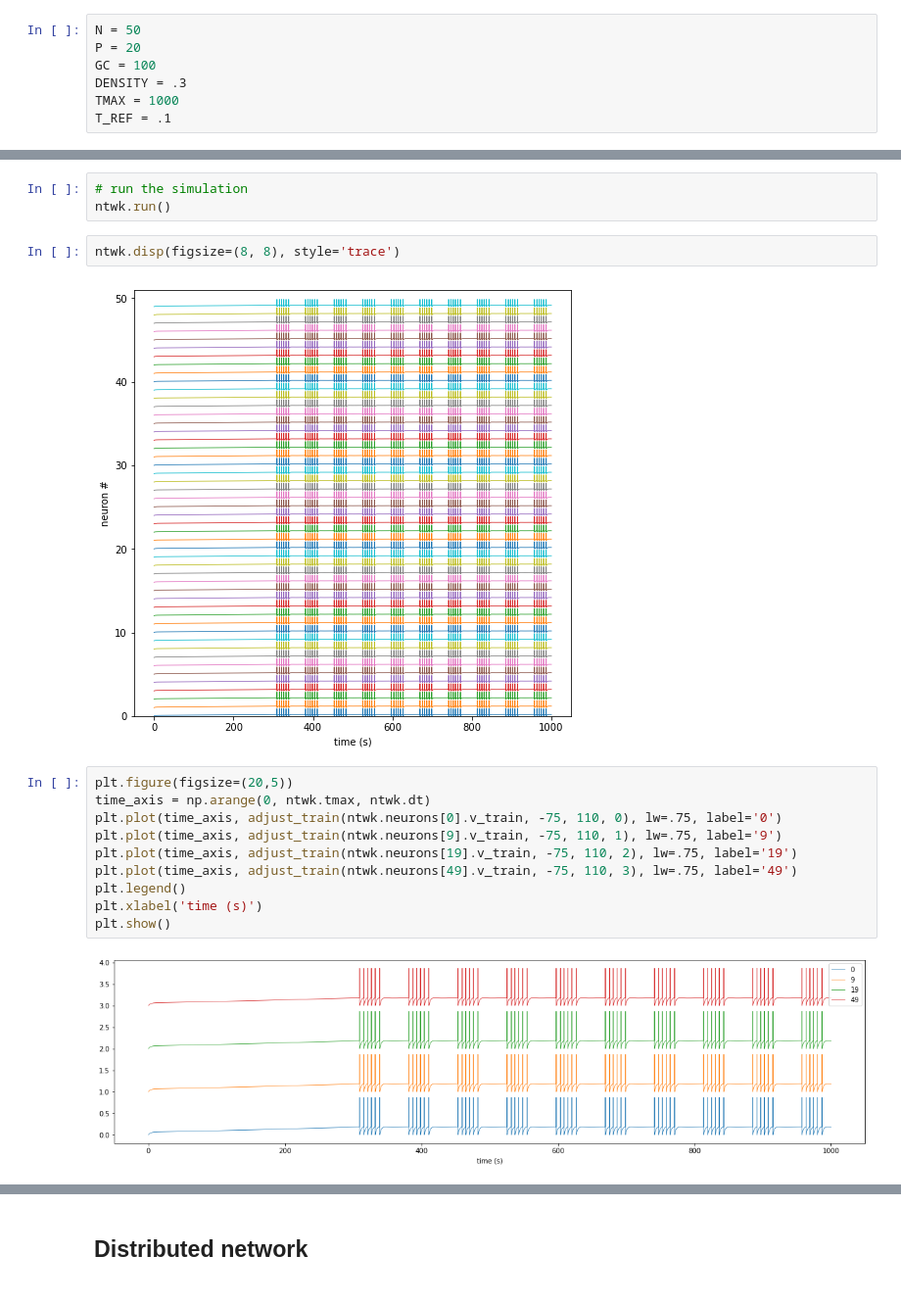
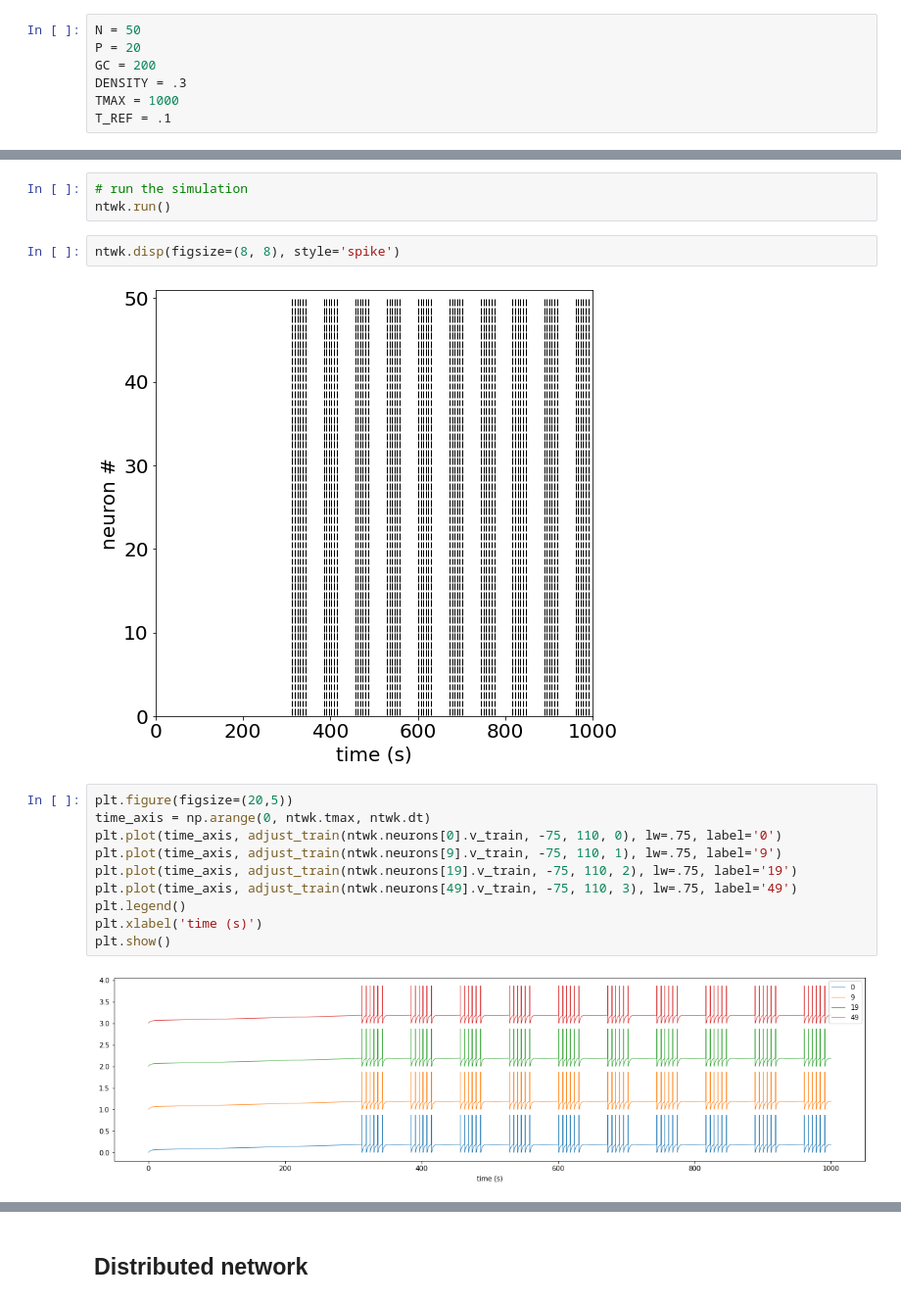
Before and after one commit to hengjiwang/hydranerv, a Jupyter notebook: hydranerv/models/network/sim_gap_junction_randnet.ipynb, the cells around one changed output, grey strips where cells are left out. Shown at 98% size. Cells and saved outputs as stored; diff of their text form.

```diff
--- a/hydranerv/models/network/sim_gap_junction_randnet.ipynb
+++ b/hydranerv/models/network/sim_gap_junction_randnet.ipynb
@@ -14,7 +14,7 @@ def adjust_train(train, vmin, vrescale, offset):
 # %%
 N = 50
 P = 20
-GC = 100
+GC = 200
 DENSITY = .3
 TMAX = 1000
 T_REF = .1
@@ -41,9 +41,9 @@ ntwk.disp_conn_mat()
 # run the simulation
 ntwk.run()
 # %%
-ntwk.disp(figsize=(8, 8), style='trace')
+ntwk.disp(figsize=(8, 8), style='spike')
 # %% [output]
-[figure, old version]
+[figure, new version]
 # %%
 plt.figure(figsize=(20,5))
 time_axis = np.arange(0, ntwk.tmax, ntwk.dt)
@@ -55,6 +55,6 @@ plt.legend()
 plt.xlabel('time (s)')
 plt.show()
 # %% [output]
-[figure, old version]
+[figure, new version]
 # %%
 # Test external stimulation
```
Also changed, not shown: parts of 15 cells of this notebook, 15 other files.
